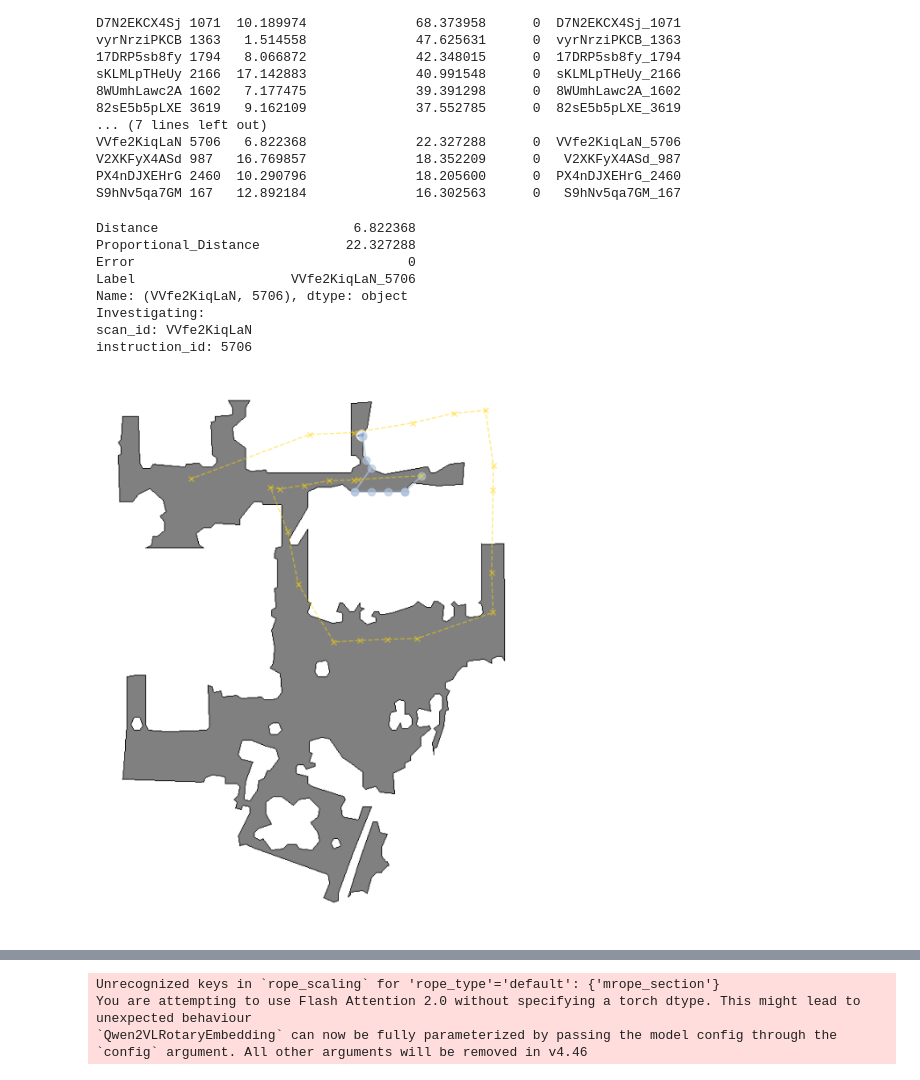
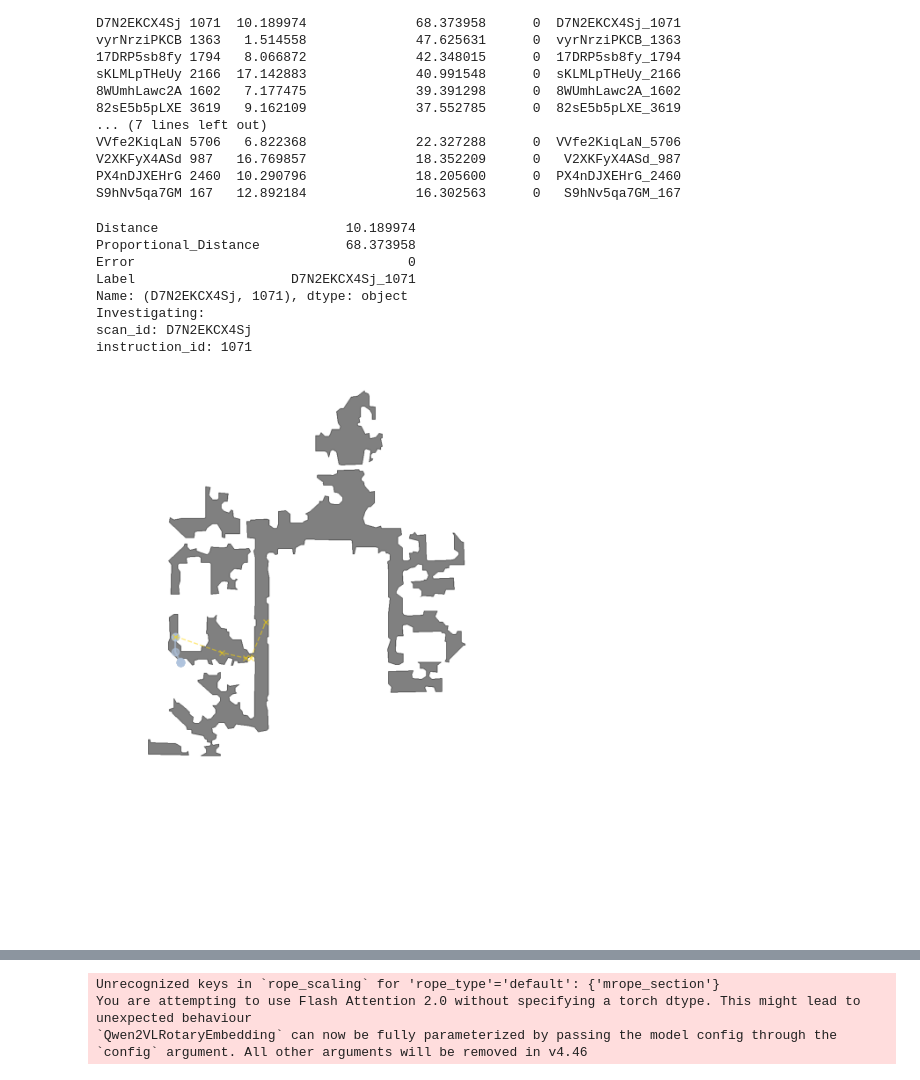
Before and after one commit to wsychiu/OCOM5300M_ResearchProject, a Jupyter notebook: data_exploration/exploring_scenes.ipynb, the cells around one changed output, grey strips where cells are left out. Drawn from its saved outputs; the diff is of its cells as text; code cells hidden in the pictures.

```diff
--- a/data_exploration/exploring_scenes.ipynb
+++ b/data_exploration/exploring_scenes.ipynb
@@ -1078,7 +1078,7 @@ def generate_historical_trajectory(inferred_nav_instructions, step_num=0, reason
 
     assistant_prompt = f"""You must use the following as a template for your answer. Do not deviate from this template:
     Step 0: I have achieved the checkpoint: Starting Point.
-    Step 1: To work towards Checkpoint X, I took the action: {selected_direction}.
+    Step 1: To work towards Checkpoint X, I took the action: {selected_direction} because ...
     Step 2: ...
     """
 
@@ -1086,7 +1086,7 @@ def generate_historical_trajectory(inferred_nav_instructions, step_num=0, reason
         {"role" : "system",
          "content" : system_prompt
         },
-        {"role": "system",
+        {"role": "user",
          "content" : user_prompt
         },
         {"role" : "assistant",
@@ -1446,35 +1446,35 @@ PX4nDJXEHrG 2460  10.290796              18.205600      0  PX4nDJXEHrG_2460
 S9hNv5qa7GM 167   12.892184              16.302563      0   S9hNv5qa7GM_167
 # %%
 # Investigating a particularly interesting scan and annotation
-scan_id = 'VVfe2KiqLaN'
-instruction_id = 5706
+scan_id = 'D7N2EKCX4Sj'
+instruction_id = 1071
 try:
     print(df_results.loc[(scan_id, instruction_id)])
 except:
     scan_id = df_results.index[0][0]
     instruction_id = df_results.index[0][1]
     print(df_results.loc[(scan_id, instruction_id)])
 
 print(f'Investigating:')
 print(f'scan_id: {scan_id}')
 print(f'instruction_id: {instruction_id}')
 
 # Displaying the map and trajectory achieved (vs gold path)
 topdown_map = outputs[scan_id][instruction_id]['topdown_map']
 nav_points = outputs[scan_id][instruction_id]['map_nav_points']
 gold_path = outputs[scan_id][instruction_id]['map_gold_path']
 distances = outputs[scan_id][instruction_id]['distances']
 display_map(topdown_map, key_points=nav_points, gold_path=gold_path)
 # %% [output]
-Distance                         6.822368
-Proportional_Distance           22.327288
+Distance                        10.189974
+Proportional_Distance           68.373958
 Error                                   0
-Label                    VVfe2KiqLaN_5706
-Name: (VVfe2KiqLaN, 5706), dtype: object
+Label                    D7N2EKCX4Sj_1071
+Name: (D7N2EKCX4Sj, 1071), dtype: object
 Investigating:
-scan_id: VVfe2KiqLaN
-instruction_id: 5706
+scan_id: D7N2EKCX4Sj
+instruction_id: 1071
-[figure, old version]
+[figure, new version]
 # %%
 # Looking more closely into a single trajectory
 for annotation in rxr_annotations[scan_id]:
```
Also changed, not shown: parts of 18 cells of this notebook.
